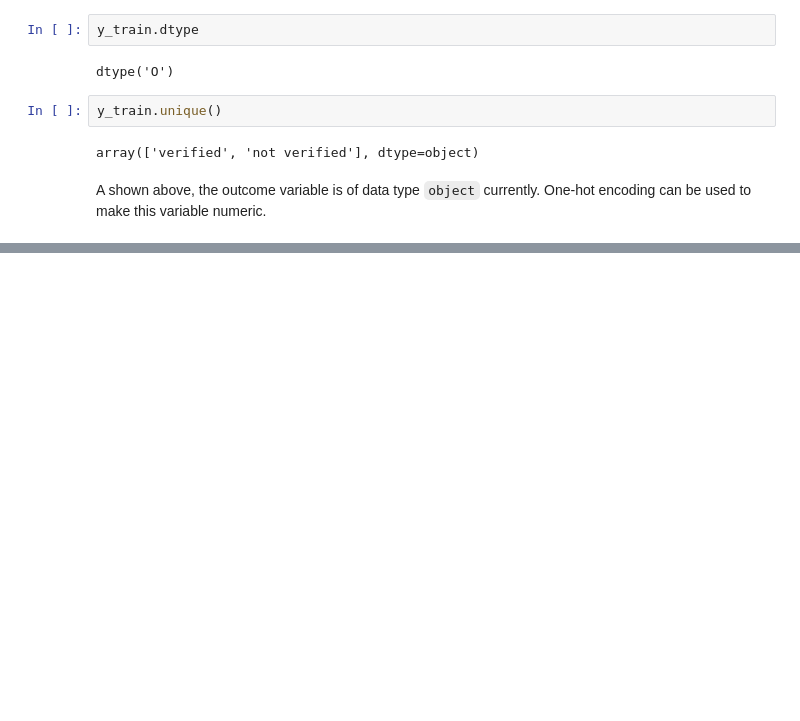
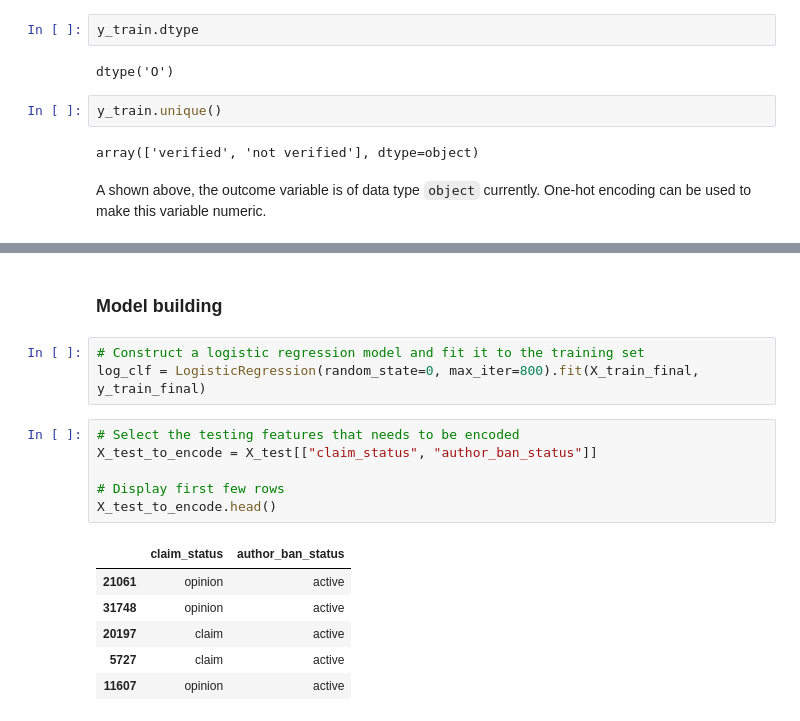
Before and after one commit to Mustafa777Xo/TikTok, a Jupyter notebook: tiktok_classfication.ipynb, the cells around one changed output, grey strips where cells are left out. Saved outputs shown, nothing was run; the diff lists cells and outputs as text; blank space fills up the shorter version.

Commit message:
model building

```diff
--- a/tiktok_classfication.ipynb
+++ b/tiktok_classfication.ipynb
@@ -745,0 +759,18 @@ A shown above, the outcome variable is of data type `object` currently. One-hot
+# %% [markdown]
+### **Model building**
+# %%
+# Construct a logistic regression model and fit it to the training set
+log_clf = LogisticRegression(random_state=0, max_iter=800).fit(X_train_final, y_train_final)
+# %%
+# Select the testing features that needs to be encoded
+X_test_to_encode = X_test[["claim_status", "author_ban_status"]]
+
+# Display first few rows
+X_test_to_encode.head()
+# %% [output]
+|  | claim_status | author_ban_status |
+| 21061 | opinion | active |
+| 31748 | opinion | active |
+| 20197 | claim | active |
+| 5727 | claim | active |
+| 11607 | opinion | active |
```
Also changed, not shown: parts of 8 cells of this notebook.
